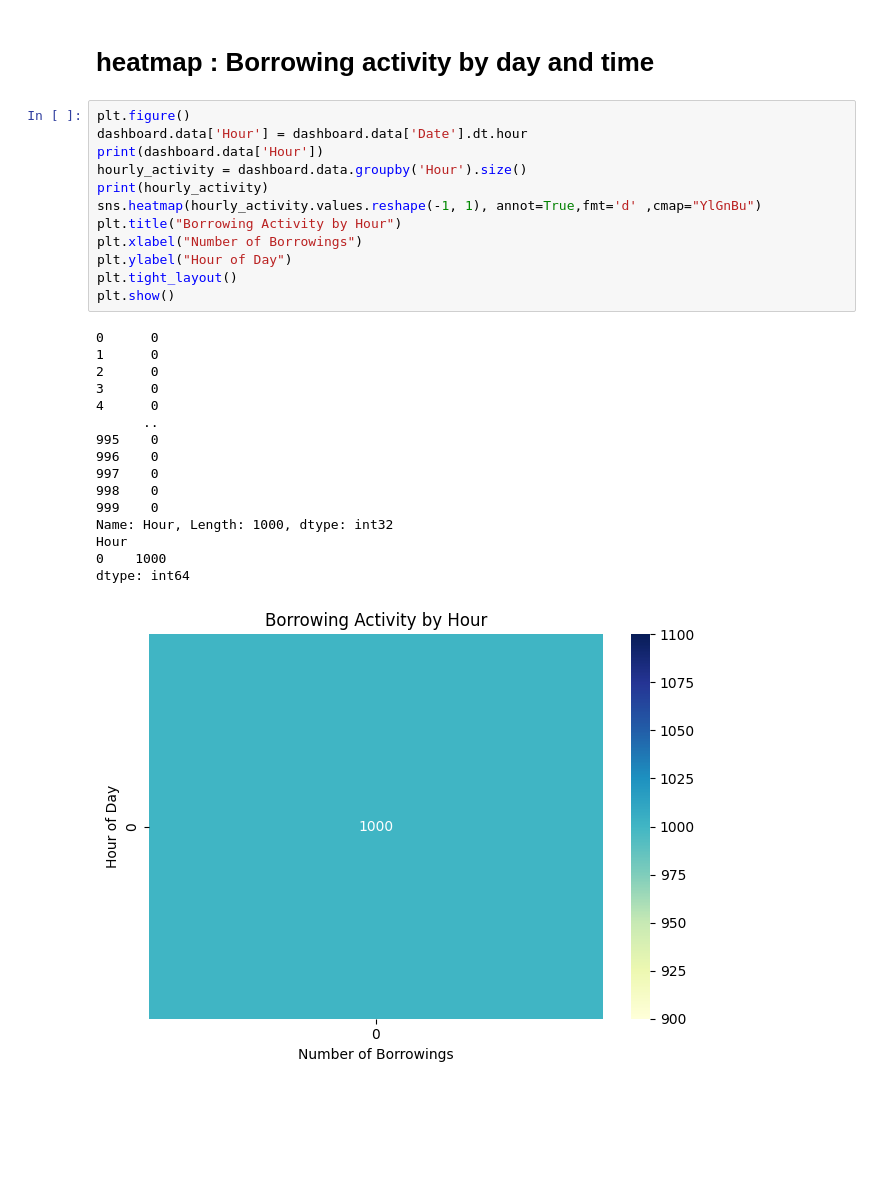
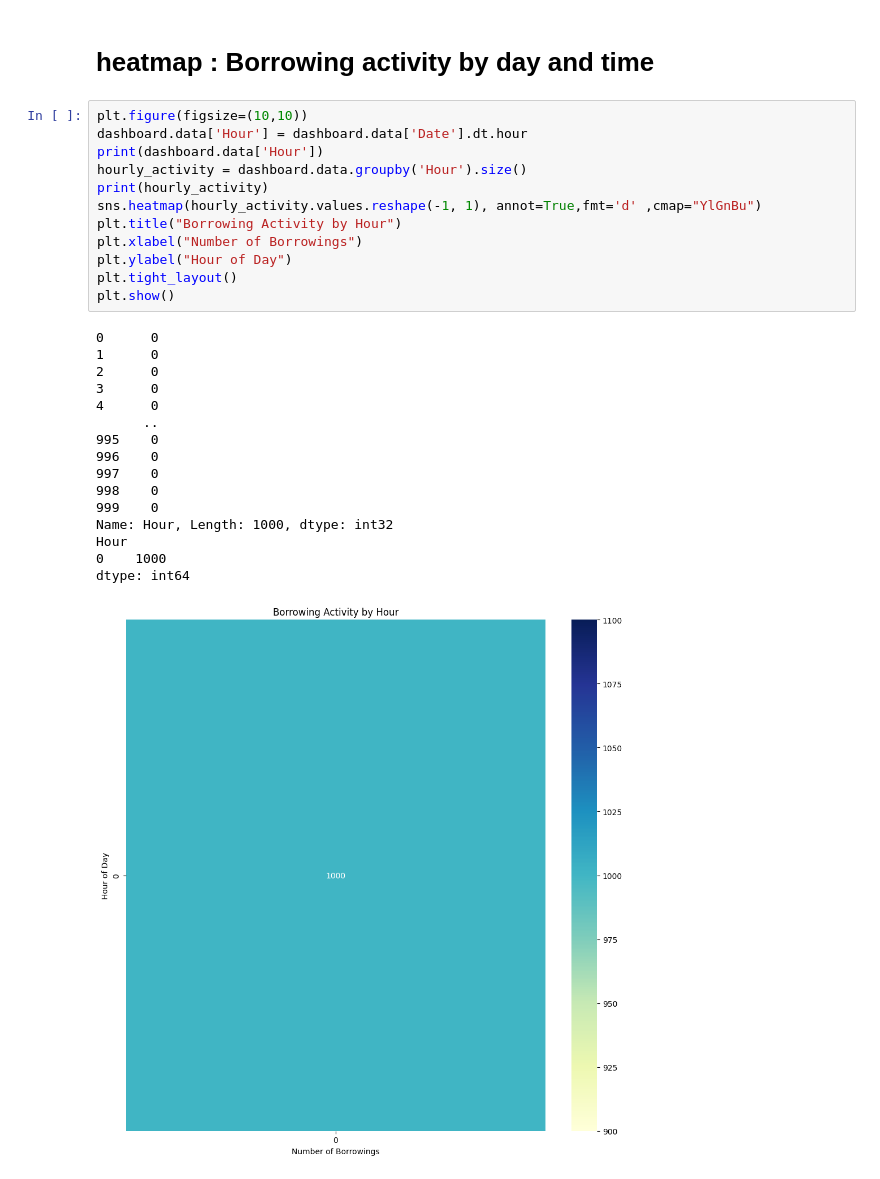
Before and after one commit to dishalukhi123/E-Library-Date-Insights-Dashboard, a Jupyter notebook: librery_transactions.ipynb, the cells around one changed output. Cells and saved outputs as stored; diff of their text form; blank space fills up the shorter version.

```diff
--- a/librery_transactions.ipynb
+++ b/librery_transactions.ipynb
@@ -147,31 +147,31 @@ plt.show()
 # %% [markdown]
 # heatmap : Borrowing activity by day and time
 # %%
-plt.figure()
+plt.figure(figsize=(10,10))
 dashboard.data['Hour'] = dashboard.data['Date'].dt.hour
 print(dashboard.data['Hour'])
 hourly_activity = dashboard.data.groupby('Hour').size()
 print(hourly_activity)
 sns.heatmap(hourly_activity.values.reshape(-1, 1), annot=True,fmt='d' ,cmap="YlGnBu")
 plt.title("Borrowing Activity by Hour")
 plt.xlabel("Number of Borrowings")
 plt.ylabel("Hour of Day")
 plt.tight_layout()
 plt.show()
 # %% [output]
 0      0
 1      0
 2      0
 3      0
 4      0
       ..
 995    0
 996    0
 997    0
 998    0
 999    0
 Name: Hour, Length: 1000, dtype: int32
 Hour
 0    1000
 dtype: int64
-[figure, old version]
+[figure, new version]
```
Also changed, not shown: parts of 2 cells of this notebook.
